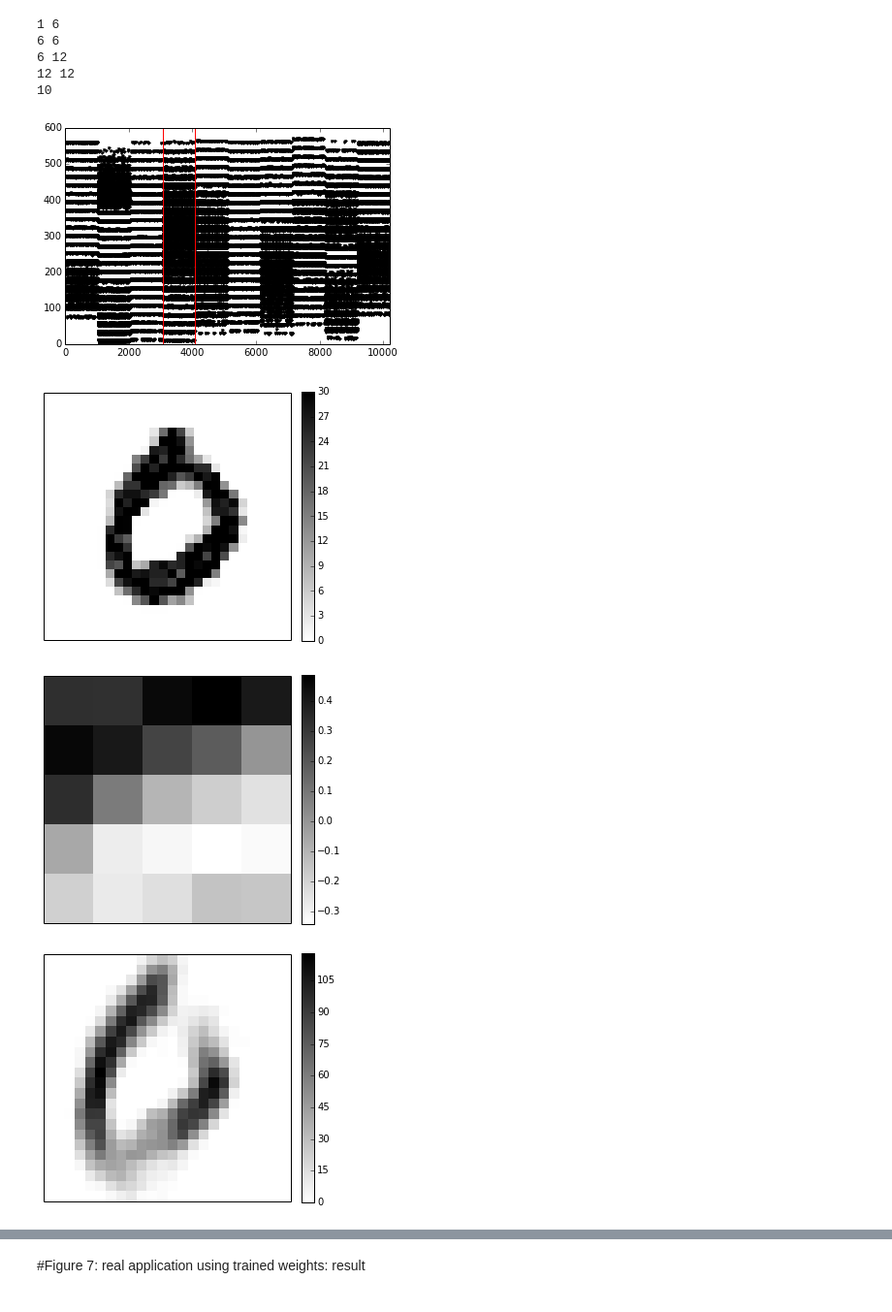
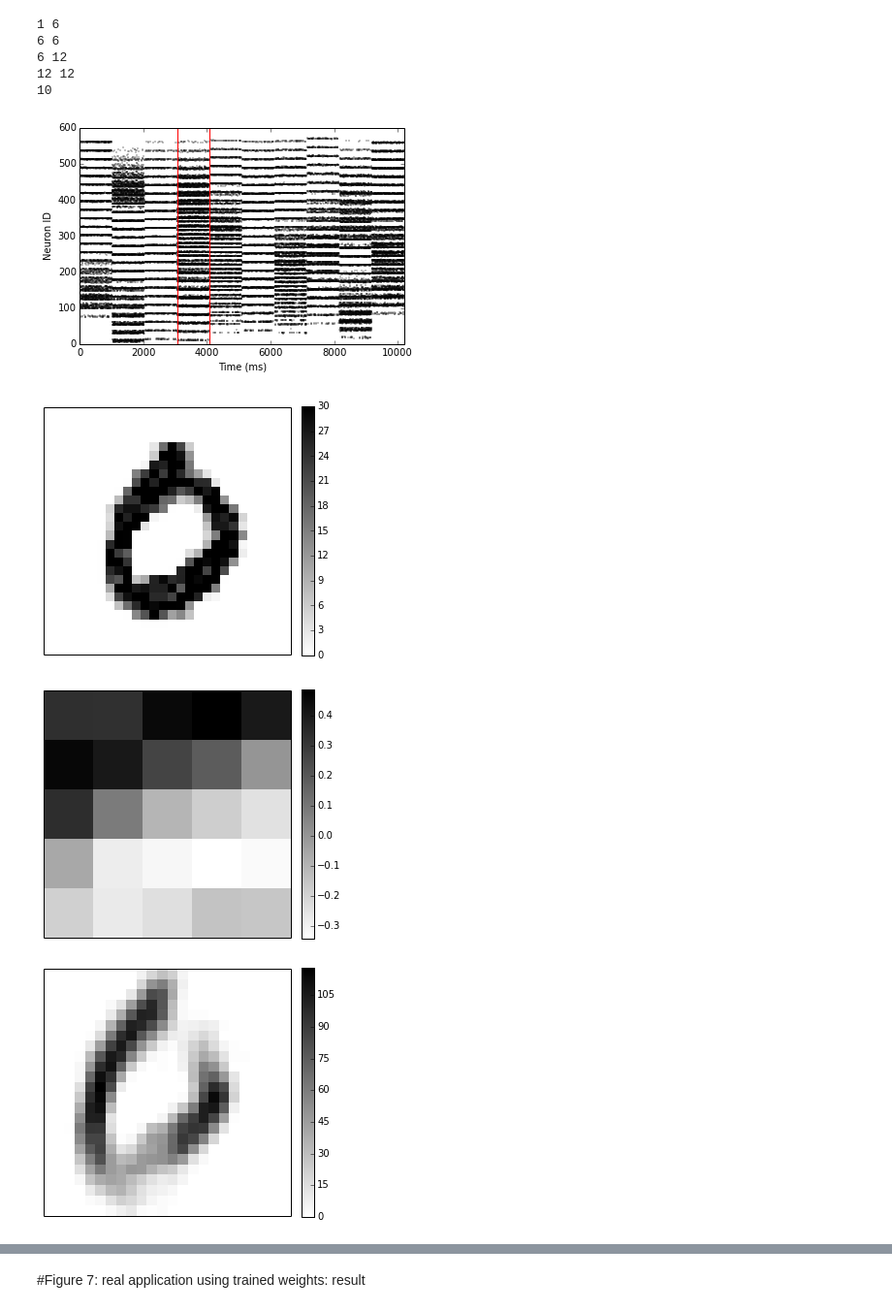
Before and after one commit to qian-liu/iconip2016, a Jupyter notebook: code/figure.ipynb, the cells around one changed output, grey strips where cells are left out. Shown: that part at 97% size. Saved outputs shown, nothing was run; the diff lists cells and outputs as text; code cells hidden in the pictures.

```diff
--- a/code/figure.ipynb
+++ b/code/figure.ipynb
@@ -281,14 +300,23 @@ plt.savefig('pic/4.pdf')
 # %%
+k=0.17
+aa = np.array([0.2, 0.5, 1.])#stdnoise*0.15
+bb = np.ones(aa.size)/(aa*k)
+x = np.arange(-0.5, 0.61,0.02)
+yy = np.zeros((x.size, a.size))
+for i in range(aa.size):
+    yy[:,i] = k*aa[i] * np.log(1+np.exp(bb[i]*x))
+
 fig = plt.figure()
 ax = fig.add_subplot(111)
 index = [0, 1, 3]
 maxrate = 230.
 for i in range(rate_mean.shape[1]):
-    baseline, = ax.plot(current, rate_mean3[:,i]/maxrate, linewidth=2, label='LIF%.1f'%sigma[i] )
+    baseline, = ax.plot(current, rate_mean3[:,i]/maxrate, linewidth=2, label='%.1f'%sigma[i] )
     ax.fill_between(current, rate_min3[:,i]/maxrate, rate_max3[:,i]/maxrate, facecolor='k', alpha=0.2, interpolate=True)
     #ax.plot(x,y[:,i],linewidth=0.5, color=baseline.get_color(), label='Physics%.1f'%sigma[i])
-    ax.plot(x, y[:,index[i]], color=baseline.get_color(),linewidth=0.5, label='Noisy Softplus%.1f'%sigma[i] )
-ax.legend(title='noise',loc='upper left')
+#     ax.plot(x, y[:,index[i]], color=baseline.get_color(),linewidth=0.5, label='%.1f'%sigma[i] )
+    ax.plot(x, yy[:,i], color=baseline.get_color(),linewidth=0.5, label='%.1f'%aa[i] )
+# ax.legend(title='noise',loc='upper left')
 ax.grid('on')
 ax.set_xlabel('Current (nA)')
 ax.set_ylabel('Firing rate')
@@ -296,5 +324,9 @@ ax.set_ylim((0,0.7))
 ax.set_xlim((-0.6,0.6))
 plt.grid('on')
 setFigLinesBW(fig)
+handles, labels = ax.get_legend_handles_labels()
+first_legend = ax.legend(handles[0:6:2], labels[0:6:2], title='LIF Neuron\nPisson Spikes:\n noise:$\sigma$  (nA)',loc='upper left',ncol=1)
+second_legend = ax.legend(handles[1:6:2], labels[1:6:2], title='Noisy Softplus\n      k=0.17:\n noise:$\sigma$  (nA)',loc='upper center',ncol=1)
+ax.add_artist(first_legend)
 plt.savefig('pic/4-1.pdf')
 # %% [output]
@@ -318,16 +350,24 @@ plt.savefig('pic/4-1.pdf')
 # setFigLinesBW(fig)
 # plt.savefig('pic/4-1.pdf')
 # %%
+k=0.3
+aa = np.array([0.2, 0.5, 1.])#stdnoise*0.15
+bb = np.ones(aa.size)/(aa*k)
+x = np.arange(-0.5, 0.61,0.02)
+yy = np.zeros((x.size, a.size))
+for i in range(aa.size):
+    yy[:,i] = k*aa[i] * np.log(1+np.exp(bb[i]*x))
+
 fig = plt.figure()
 ax = fig.add_subplot(111)
 index = [1, 3, 5]
-maxrate = 220.
+
 for i in range(rate_mean.shape[1]):
-    baseline, = ax.plot(current, rate_mean2[:,i]/maxrate, linewidth=2, label='LIF%.1f'%sigma[i] )
+    baseline, = ax.plot(current, rate_mean2[:,i]/maxrate, linewidth=2, label='%.1f'%sigma[i] )
     ax.fill_between(current, rate_min2[:,i]/maxrate, rate_max2[:,i]/maxrate, facecolor='k', alpha=0.2, interpolate=True)
     #ax.plot(x,y[:,i],linewidth=0.5, color=baseline.get_color(), label='Physics%.1f'%sigma[i])
-    ax.plot(x, y[:,index[i]], color=baseline.get_color(),linewidth=0.5, label='Noisy Softplus%.1f'%sigma[i] )
-ax.legend(title='noise',loc='upper left')
+    ax.plot(x, yy[:,i], color=baseline.get_color(),linewidth=0.5, label='%.1f'%aa[i] )
+# ax.legend(title='noise',loc='upper left')
 ax.grid('on')
 ax.set_xlabel('Current (nA)')
 ax.set_ylabel('Firing rate')
@@ -335,5 +375,9 @@ ax.set_ylim((0,0.7))
 ax.set_xlim((-0.6,0.6))
 plt.grid('on')
 setFigLinesBW(fig)
+handles, labels = ax.get_legend_handles_labels()
+first_legend = ax.legend(handles[0:6:2], labels[0:6:2], title='LIF Neuron\nPisson Spikes:\n    noise (nA)',loc='upper left',ncol=1)
+second_legend = ax.legend(handles[1:6:2], labels[1:6:2], title='Noisy Softplus\n      k=0.3:\n        $\sigma$:',loc='upper center',ncol=1)
+ax.add_artist(first_legend)
 plt.savefig('pic/4-2.pdf')
 # %% [output]
@@ -451,24 +495,26 @@ def plot_digit(img_raw, size=28, crange=(0.0, 40.), filen=''):
 # %%
 spike_count = ss.count_spikes(spikes, 24*24, num_test, dur_test, silence)
 inspike_count = ss.count_spikes(spikein, 784, num_test, dur_test, silence)
 spike_result_count = ss.count_spikes(spike_result, 10, num_test, dur_test, silence)
 k_digit = 3
-plt.plot([i[1] for i in spikes], [i[0] for i in spikes], "k.", )
+plt.plot([i[1] for i in spikes], [i[0] for i in spikes], "k.",ms=1 )
 plt.xlim((0,10200))
 # plt.title('Input_spikes')
 plt.plot([(dur_test+silence)*k_digit, (dur_test+silence)*k_digit], [0, 600], 'r')
 plt.plot([(dur_test+silence)*(1+k_digit), (dur_test+silence)*(1+k_digit)], [0, 600], 'r')
+plt.xlabel('Time (ms)')
+plt.ylabel('Neuron ID')
 plt.savefig('pic/6-1.png')
 
 
 plot_digit(inspike_count[:,k_digit], 28, crange=(0,30), filen='pic/6-2.pdf')
 #plt.savefig()
 plot_digit(w_cnn[0][0][k_index], 5, crange=(w_cnn[0][0][k_index].min(), w_cnn[0][0][k_index].max()), filen='pic/6-3.pdf')
 # plt.savefig()
 plot_digit(spike_count[:,k_digit], 24, crange=(min(spike_count[:,k_digit]), max(spike_count[:,k_digit])), filen='pic/6-4.pdf')
 # plt.savefig('pic/6-4.pdf')
 # %% [output]
-[figure, old version]
+[figure, new version]
 [figure]
 [figure]
 [figure]
```
Also changed, not shown: parts of 16 cells of this notebook, 35 other files.
